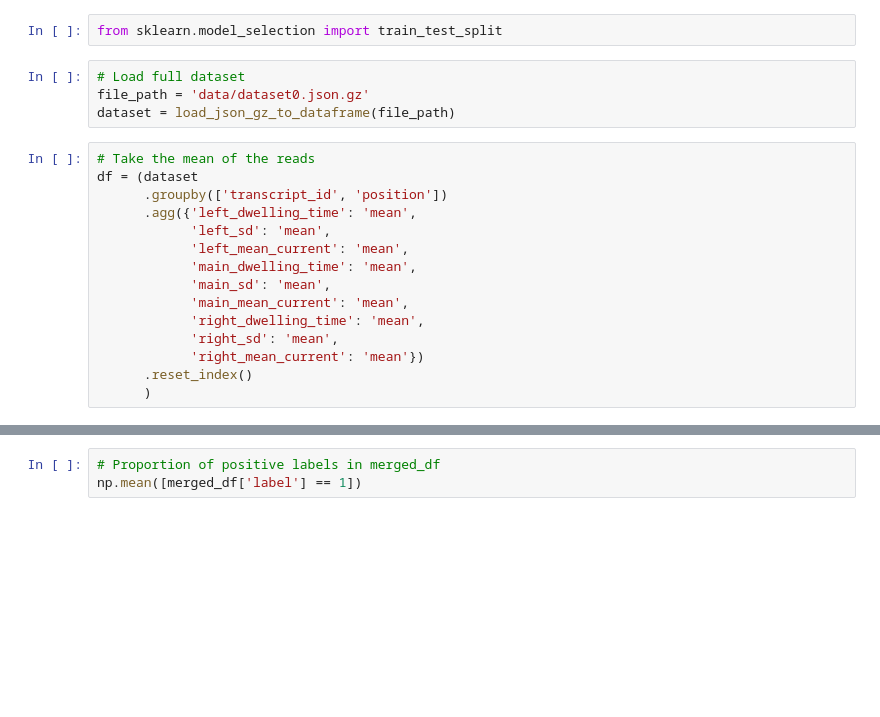
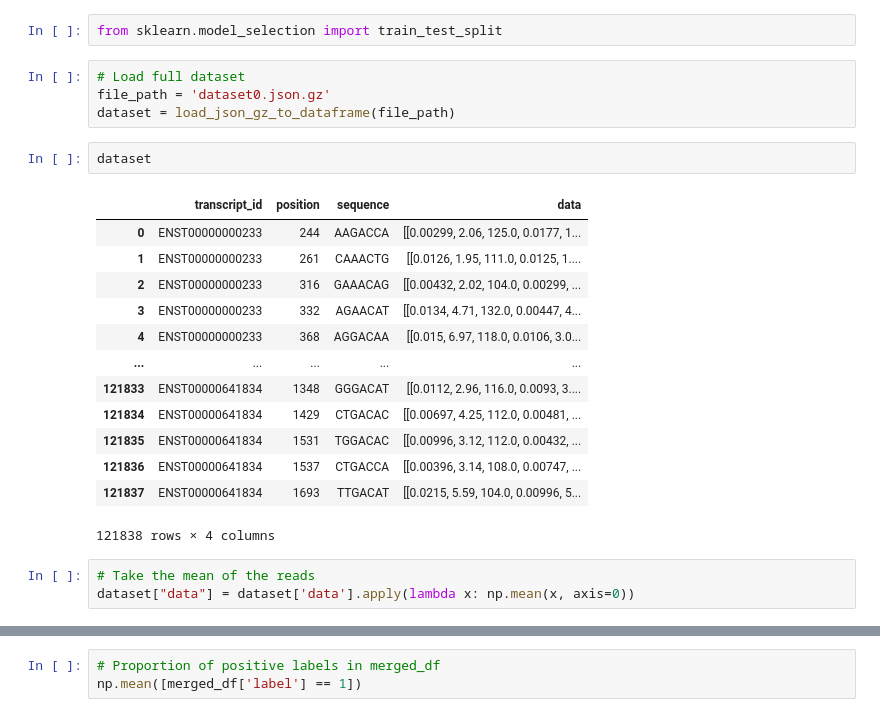
Before and after one commit to okk15y/DSA4262, a Jupyter notebook: project.ipynb, the cells around one changed output, grey strips where cells are left out. Saved outputs shown, nothing was run; the diff lists cells and outputs as text; blank space fills up the shorter version.

```diff
--- a/project.ipynb
+++ b/project.ipynb
@@ -117,22 +112,26 @@ np.mean(labels['label'] == 1)
 from sklearn.model_selection import train_test_split
 # %%
 # Load full dataset
-file_path = 'data/dataset0.json.gz'
+file_path = 'dataset0.json.gz'
 dataset = load_json_gz_to_dataframe(file_path)
-# %%
-# Take the mean of the reads
-df = (dataset
-      .groupby(['transcript_id', 'position'])
-      .agg({'left_dwelling_time': 'mean',
-            'left_sd': 'mean',
-            'left_mean_current': 'mean',
-            'main_dwelling_time': 'mean',
-            'main_sd': 'mean',
-            'main_mean_current': 'mean',
-            'right_dwelling_time': 'mean',
-            'right_sd': 'mean',
-            'right_mean_current': 'mean'})
-      .reset_index()
-      )
+# %%
+dataset
+# %% [output]
+|  | transcript_id | position | sequence | data |
+| 0 | ENST00000000233 | 244 | AAGACCA | [[0.00299, 2.06, 125.0, 0.0177, 1... |
+| 1 | ENST00000000233 | 261 | CAAACTG | [[0.0126, 1.95, 111.0, 0.0125, 1.... |
+| 2 | ENST00000000233 | 316 | GAAACAG | [[0.00432, 2.02, 104.0, 0.00299, ... |
+| 3 | ENST00000000233 | 332 | AGAACAT | [[0.0134, 4.71, 132.0, 0.00447, 4... |
+| 4 | ENST00000000233 | 368 | AGGACAA | [[0.015, 6.97, 118.0, 0.0106, 3.0... |
+| ... | ... | ... | ... | ... |
+| 121833 | ENST00000641834 | 1348 | GGGACAT | [[0.0112, 2.96, 116.0, 0.0093, 3.... |
+| 121834 | ENST00000641834 | 1429 | CTGACAC | [[0.00697, 4.25, 112.0, 0.00481, ... |
+| 121835 | ENST00000641834 | 1531 | TGGACAC | [[0.00996, 3.12, 112.0, 0.00432, ... |
+| 121836 | ENST00000641834 | 1537 | CTGACCA | [[0.00396, 3.14, 108.0, 0.00747, ... |
+| 121837 | ENST00000641834 | 1693 | TTGACAT | [[0.0215, 5.59, 104.0, 0.00996, 5... |
+121838 rows × 4 columns
+# %%
+# Take the mean of the reads
+dataset["data"] = dataset['data'].apply(lambda x: np.mean(x, axis=0))
 # %%
 # Inner join df on labels
```
Also changed, not shown: parts of 3 cells of this notebook.
